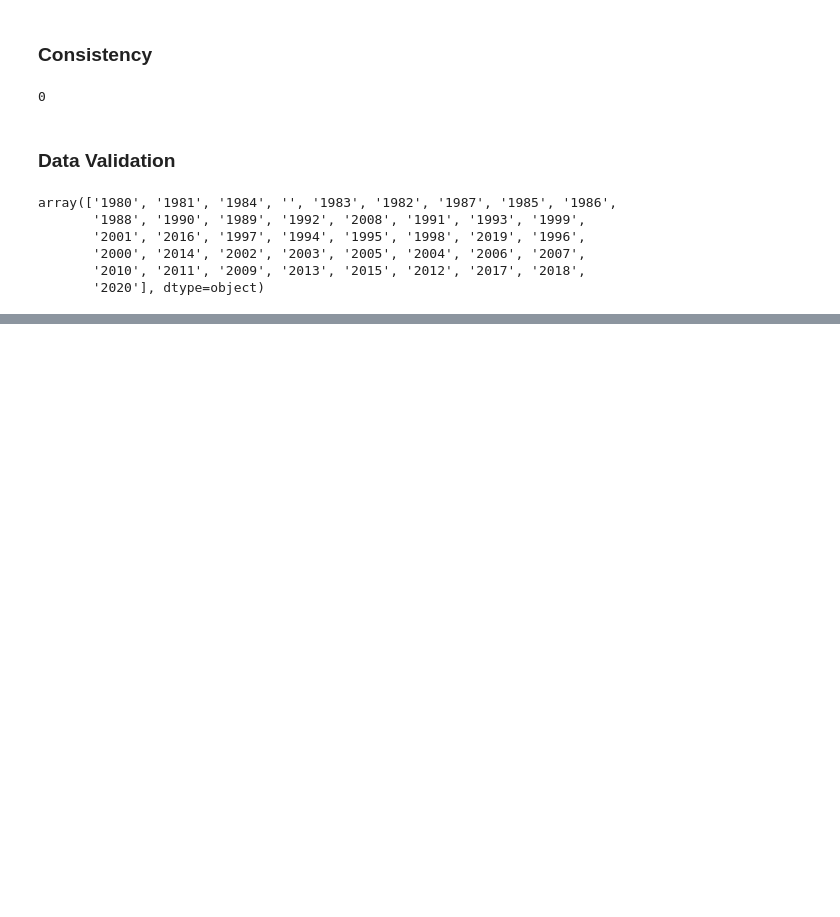
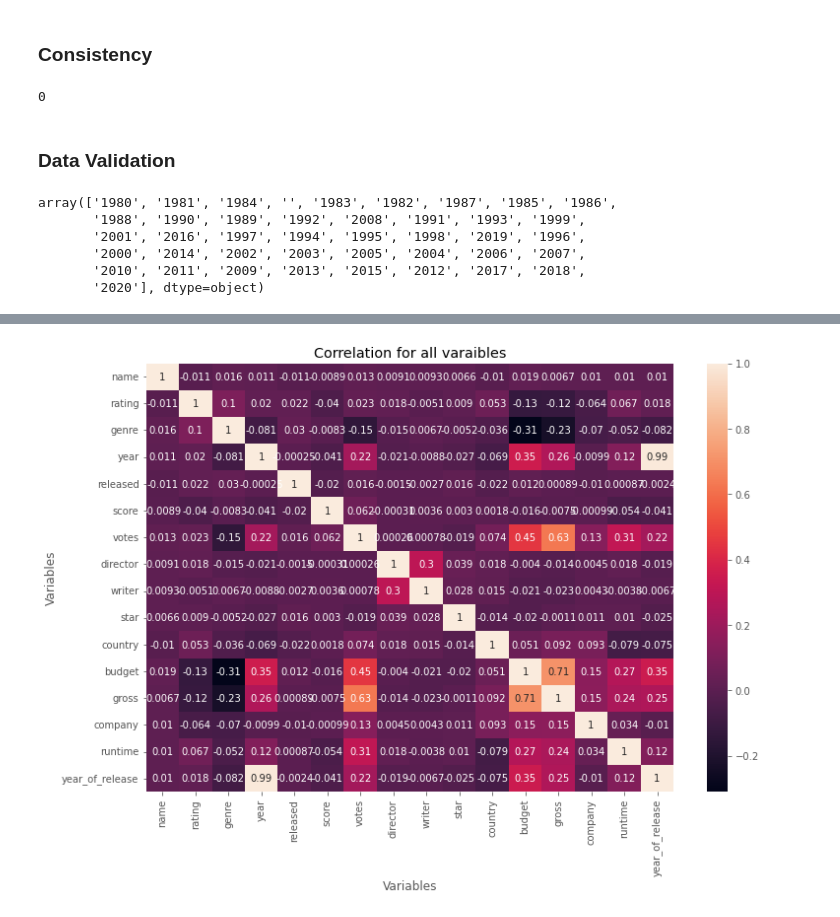
Before and after one commit to GlendahMoraa/MoviesRep, a Jupyter notebook: Movies.ipynb, the cells around one changed output, grey strips where cells are left out. Cells and saved outputs as stored; diff of their text form; code cells hidden in the pictures; blank space fills up the shorter version.

```diff
--- a/Movies.ipynb
+++ b/Movies.ipynb
@@ -160,0 +197,8 @@ Movies.describe()
+# %%
+#Converting columns to have numeric values
+Movies_Numeric = Movies
+for col in Movies_Numeric.columns:
+    if (Movies_Numeric[col].dtype == 'object'):
+        Movies_Numeric[col] = Movies_Numeric[col].astype('category')
+        Movies_Numeric[col] = Movies_Numeric[col].cat.codes
+Movies_Numeric
@@ -160,0 +219,4 @@ Movies.describe()
+# %%
+#Correlation Matrix for all variables including the numerized ones
+correlation_matrix1 = Movies_Numeric.corr()
+correlation_matrix1
@@ -160,0 +241,8 @@ Movies.describe()
+# %%
+sns.heatmap(correlation_matrix1, annot=True)
+plt.title("Correlation for all varaibles")
+plt.xlabel("Variables")
+plt.ylabel("Variables")
+plt.show()
+# %% [output]
+[figure, added]
```
Also changed, not shown: parts of 13 cells of this notebook.
